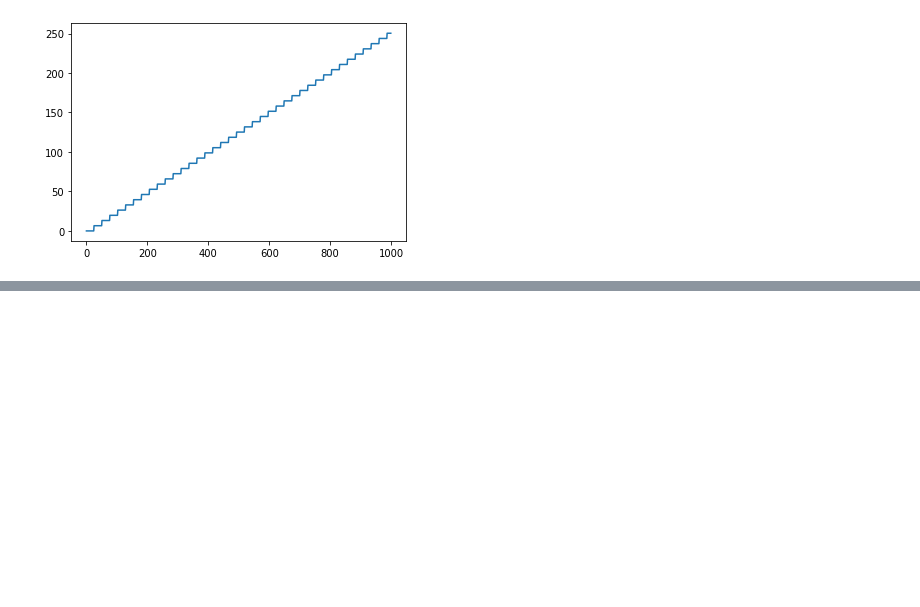
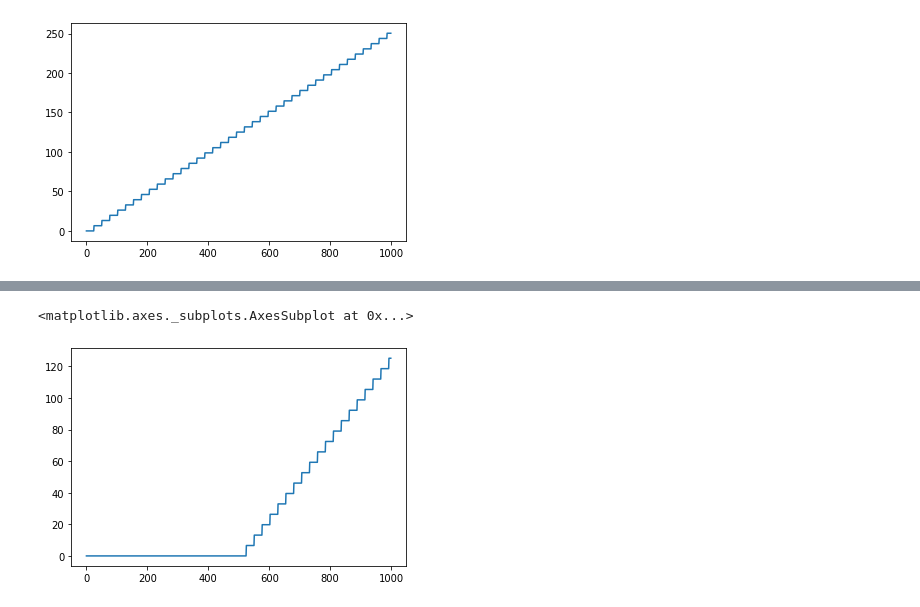
Before and after one commit to para-dave/twamm, a Jupyter notebook: wamm_exploration.ipynb, the cells around one changed output, grey strips where cells are left out. Drawn from its saved outputs; the diff is of its cells as text; code cells hidden in the pictures; blank space fills up the shorter version.

```diff
--- a/wamm_exploration.ipynb
+++ b/wamm_exploration.ipynb
@@ -73,0 +114,5 @@ sbn.lineplot(step, arber_profit)
+# %%
+sbn.lineplot(step, arber_profit)
+# %% [output]
+<matplotlib.axes._subplots.AxesSubplot at 0x...>
+[figure, added]
```
Also changed, not shown: parts of 3 cells of this notebook.
